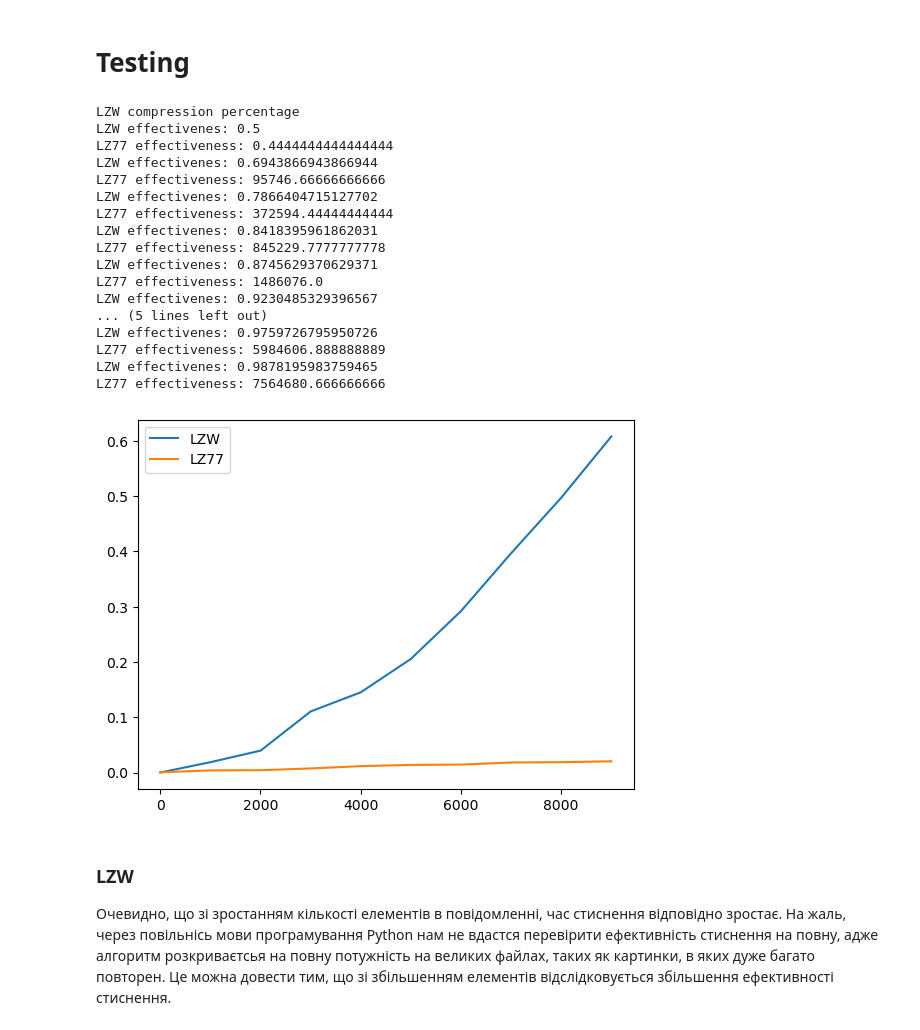
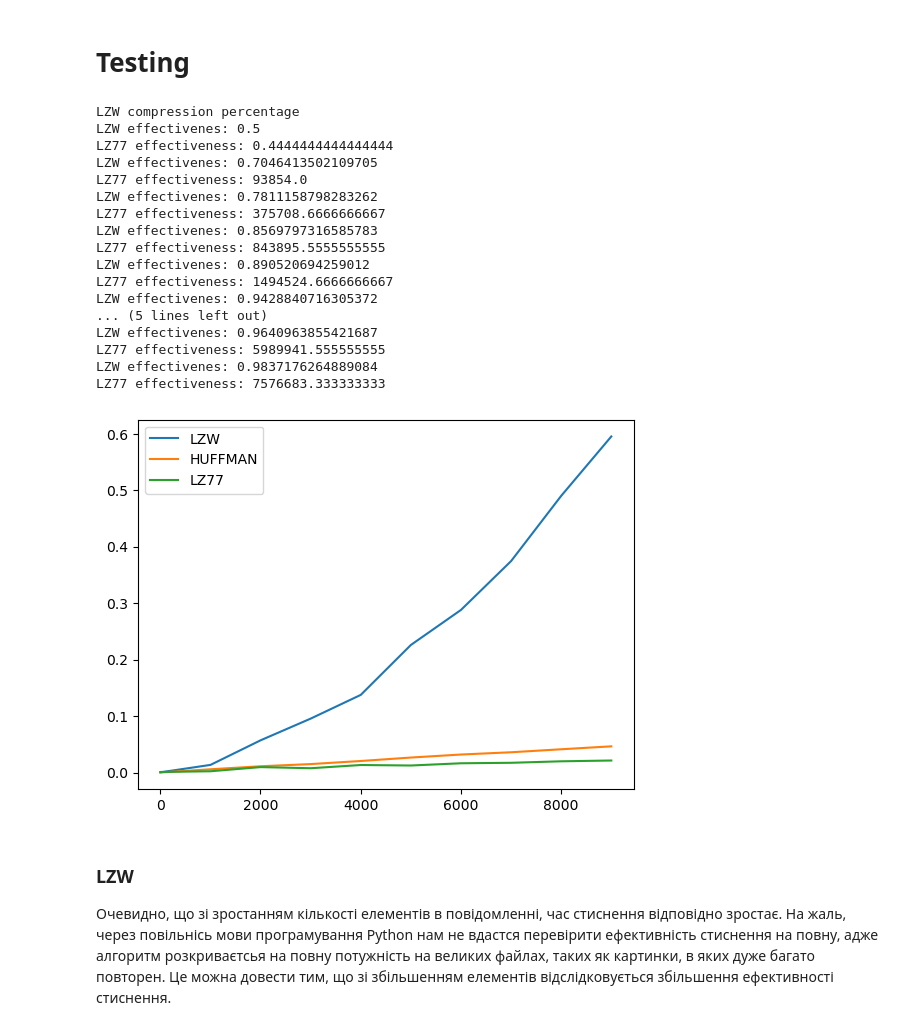
Before and after one commit to BlueSkyAndSomeCurses/sem_2_disc_lab_2, a Jupyter notebook: Lab2Template.ipynb, the cells around one changed output. Drawn from its saved outputs; the diff is of its cells as text; code cells hidden in the pictures.

Commit message:
huffman probably works

```diff
--- a/Lab2Template.ipynb
+++ b/Lab2Template.ipynb
@@ -81,3 +81,10 @@ class Huffman:
                     curr_code = ""
                     break
         return decoded
+
+to_code = randomword(100)
+h = Huffman()
+tree = h.build_tree(to_code)
+codes = h.calculate_codes(tree)
+enccoded = h.encode(to_code)
+decoded = h.decode(h.encode(to_code), codes)
@@ -219,48 +228,58 @@ for i in lengths:
     decoded = LZW().decode(code, dict_)
     Y_LZW.append(time()-start)
     assert to_code == decoded
 
     print("LZW effectivenes:",i / (len(code) + len(dict_)))
 
     start = time()
     lz777 = LZ77(5)
     encoded = lz777.encode(to_code)
     decoded = lz777.decode(encoded)
     Y_LZ77.append(time()-start)
     assert decoded == to_code
 
     print("LZ77 effectiveness:", i / 9*len(encoded))
 
 
+    start = time()
+    h = Huffman()
+    tree = h.build_tree(to_code)
+    codes = h.calculate_codes(tree)
+    enccoded = h.encode(to_code)
+    decoded = h.decode(h.encode(to_code), codes)
+    Y_HUFFMAN.append(time() -start)
+    assert decoded == to_code
+
+
 
 
 plt.plot(X, Y_LZW, label = "LZW")
-# plt.plot(X, Y_HUFFMAN, label = "HUFFMAN")
+plt.plot(X, Y_HUFFMAN, label = "HUFFMAN")
 plt.plot(X, Y_LZ77, label = "LZ77")
 plt.xlabel = "length of string"
 plt.ylabel = "time perfomance"
 
 plt.legend()
 plt.show()
 # %% [output]
 LZW compression percentage
 LZW effectivenes: 0.5
 LZ77 effectiveness: 0.4444444444444444
-LZW effectivenes: 0.6943866943866944
-LZ77 effectiveness: 95746.66666666666
-LZW effectivenes: 0.7866404715127702
-LZ77 effectiveness: 372594.44444444444
-LZW effectivenes: 0.8418395961862031
-LZ77 effectiveness: 845229.7777777778
-LZW effectivenes: 0.8745629370629371
-LZ77 effectiveness: 1486076.0
-LZW effectivenes: 0.9230485329396567
+LZW effectivenes: 0.7046413502109705
+LZ77 effectiveness: 93854.0
+LZW effectivenes: 0.7811158798283262
+LZ77 effectiveness: 375708.6666666667
+LZW effectivenes: 0.8569797316585783
+LZ77 effectiveness: 843895.5555555555
+LZW effectivenes: 0.890520694259012
+LZ77 effectiveness: 1494524.6666666667
+LZW effectivenes: 0.9428840716305372
 ... (5 lines left out)
-LZW effectivenes: 0.9759726795950726
-LZ77 effectiveness: 5984606.888888889
-LZW effectivenes: 0.9878195983759465
-LZ77 effectiveness: 7564680.666666666
+LZW effectivenes: 0.9640963855421687
+LZ77 effectiveness: 5989941.555555555
+LZW effectivenes: 0.9837176264889084
+LZ77 effectiveness: 7576683.333333333
-[figure, old version]
+[figure, new version]
 # %% [markdown]
 ### LZW
 Очевидно, що зі зростанням кількості елементів в повідомленні, час стиснення відповідно зростає. На жаль, через повільнісь мови програмування Python нам не вдастся перевірити ефективність стиснення на повну, адже алгоритм розкриваєтсья на повну потужність на великих файлах, таких як картинки, в яких дуже багато повторен. Це можна довести тим, що зі збільшенням елементів відслідковується збільшення ефективності стиснення.
```
Also changed, not shown: parts of 1 cell of this notebook.
